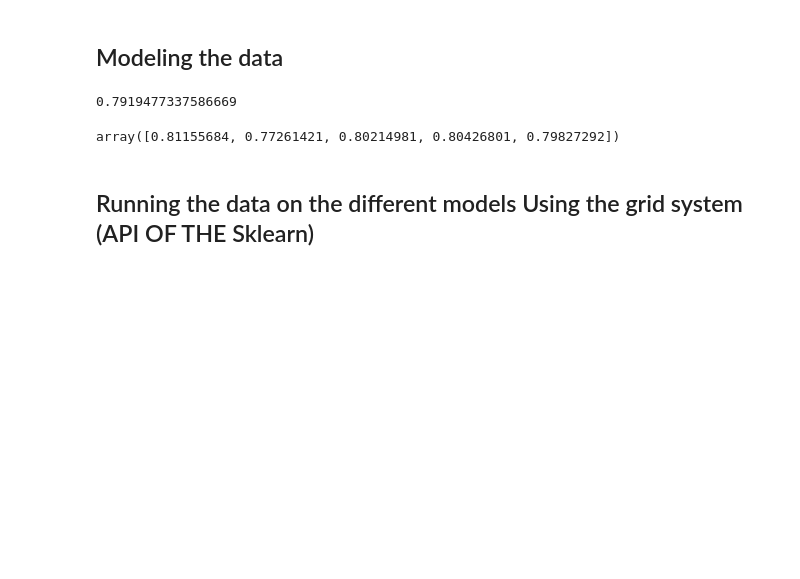
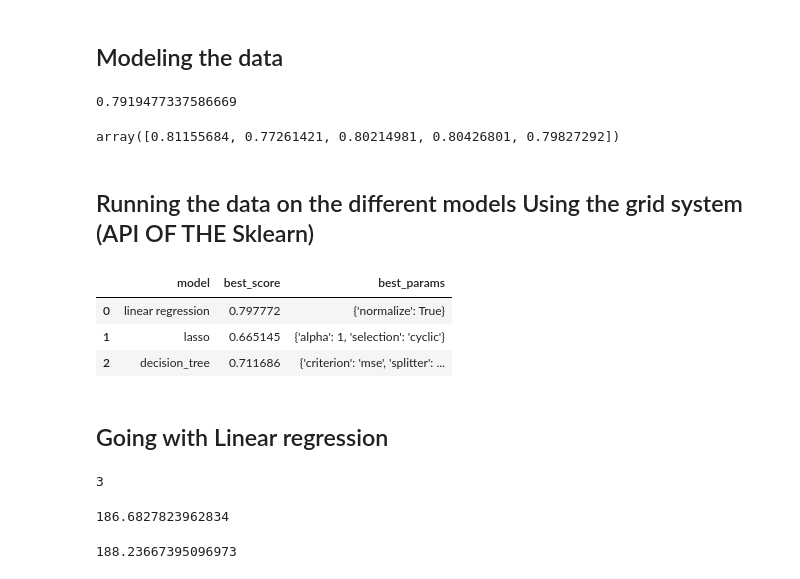
Before and after one commit to Vishwam-work/Real-Estate-Price-prediction-, a Jupyter notebook: Real Estate Price pridiction.ipynb, the cells around one changed output. Drawn from its saved outputs; the diff is of its cells as text; code cells hidden in the pictures; blank space fills up the shorter version.

```diff
--- a/Real Estate Price pridiction.ipynb
+++ b/Real Estate Price pridiction.ipynb
@@ -493,3 +493,56 @@ cross_val_score(LinearRegression(),x,y,cv=cv)
 array([0.81155684, 0.77261421, 0.80214981, 0.80426801, 0.79827292])
 # %% [markdown]
 ## Running the data on the different models Using the grid system (API OF THE Sklearn)
+# %%
+from sklearn.model_selection import GridSearchCV
+from sklearn.linear_model import Lasso
+from sklearn.tree import DecisionTreeRegressor
+
+def find_best_model(x,y):
+    algos={
+        'linear regression':{
+            'model':LinearRegression(),
+            'params':{
+                'normalize':[True,False]
+            }
+        },
+        'lasso':{
+            'model':Lasso(),
+            'params':{
+                'alpha':[1,2],
+                'selection':['random','cyclic']
+            }
+        },
+        'decision_tree':{
+            'model':DecisionTreeRegressor(),
+            'params':{
+                'criterion':['mse','friedman_mse'],
+                'splitter':['best','random']
+            }
+        }
+
+    }
+    scores=[]
+    cv=ShuffleSplit(n_splits=5,test_size=0.2,random_state=0)
+    for k,v in algos.items():
+        gs=GridSearchCV(v['model'],v['params'],cv=cv,return_train_score=False)
+        gs.fit(x,y)
+        scores.append({
+            'model':k,
+            'best_score':gs.best_score_,
+            'best_params':gs.best_params_
+        })
+    return pd.DataFrame(scores,columns=['model','best_score','best_params'])
+# %%
+find_best_model(x,y)
+# %% [output]
+|  | model | best_score | best_params |
+| 0 | linear regression | 0.797772 | {'normalize': True} |
+| 1 | lasso | 0.665145 | {'alpha': 1, 'selection': 'cyclic'} |
+| 2 | decision_tree | 0.711686 | {'criterion': 'mse', 'splitter': ... |
+# %% [markdown]
+## Going with Linear regression
+# %%
+np.where(x.columns=='1st Block Jayanagar')[0][0]
+# %% [output]
+3
@@ -495,0 +559,8 @@ array([0.81155684, 0.77261421, 0.80214981, 0.80426801, 0.79827292])
+# %%
+predict_price_function('1st Block Jayanagar',1000,2,2)
+# %% [output]
+186.6827823962834
+# %%
+predict_price_function('1st Block Jayanagar',1000,3,3)
+# %% [output]
+188.23667395096973
```
Also changed, not shown: parts of 6 cells of this notebook, 2 other files.
